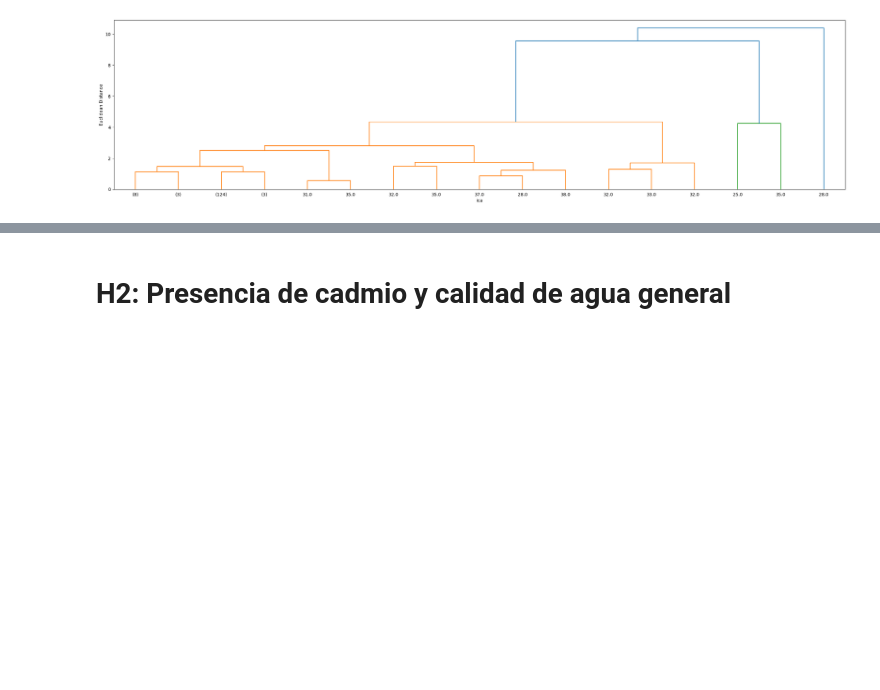
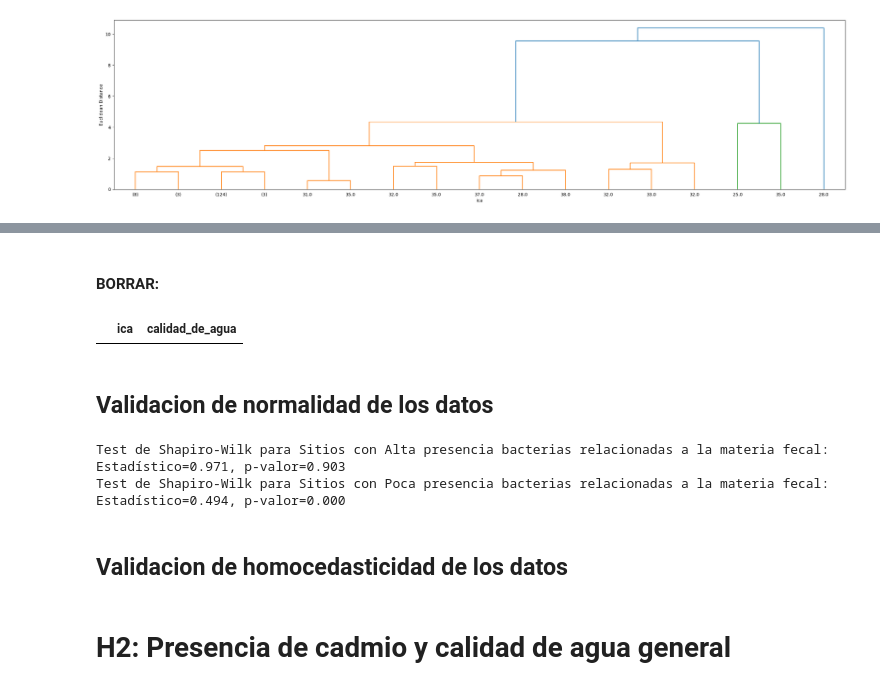
Before and after one commit to SOAgustin/PracticaEspecial, a Jupyter notebook: PracticoEspecial.ipynb, the cells around one changed output, grey strips where cells are left out. Saved outputs shown, nothing was run; the diff lists cells and outputs as text; code cells hidden in the pictures; blank space fills up the shorter version.

```diff
--- a/PracticoEspecial.ipynb
+++ b/PracticoEspecial.ipynb
@@ -2066,0 +2101,28 @@ For example, when doing 'df[col].method(value, inplace=True)', try using 'df.met
+# %%
+# rd_copia["calidad_de_agua"] = rd_copia[rd_copia['ica'] >= 45]["calidad_de_agua"].replace([pd.NA], 'Muy deteriorada')
+# Lo de arriba sobreescribe TODA la columna de calidad de agua con SOLO aquellas que fueron reemplazadas y hace DESASTRE
+
+
+# MUY DETERIORADA:
+
+# Alternativa 1:
+# Reemplazar valores nulos en 'calidad_de_agua' con 'Muy deteriorada' solo en las filas donde 'ica' >= 45
+### rd_copia.loc[rd_copia['ica'] >= 45, 'calidad_de_agua'] = rd_copia.loc[rd_copia['ica'] >= 45, 'calidad_de_agua'].replace(pd.NA, 'Muy deteriorada')
+
+# Entedemos que la opcion de arriba sobreescribe todas las tuplas que cumplen el filtro del valor de ica.
+
+# Alternativa 2 (Es la uno pero mas corta):
+# Reemplazar valores nulos en 'calidad_de_agua' con 'Muy deteriorada' solo en las filas donde 'ica' >= 45
+rd_copia.loc[(rd_copia['ica'] >= 45) & (rd_copia['calidad_de_agua'].isna()), 'calidad_de_agua'] = 'Muy deteriorada'
+
+
+
+# Alternativa 3:
+### rd_copia['calidad de agua'] = rd_copia.apply(
+###     lambda row: 'Extremadamente deteriorada' if pd.isna(row['calidad de agua']) and row['ica'] < 45
+###     else ('Muy deteriorada' if pd.isna(row['calidad de agua']) else row['calidad de agua']),
+###     axis=1)
+
+
+# EXTREMADAMENTE DETERIORADA
+rd_copia.loc[(rd_copia['ica'] < 45) & (rd_copia['calidad_de_agua'] == '<NA>'), 'calidad_de_agua'] = 'Extremadamente deteriorada'
@@ -2353,3 +2455,30 @@ plt.show()
+# %% [markdown]
+#### BORRAR:
+# %%
+rd_copia[rd_copia['calidad_de_agua'] == '<NA>'][['ica','calidad_de_agua']]
+# %% [output]
+|  | ica | calidad_de_agua |
+# %% [markdown]
+## Validacion de normalidad de los datos
+# %%
+from scipy.stats import shapiro
+
+# Separamos los datos en dos grupos, rd_Mucho_cadmio y rd_Poco_Cadmio
+rd_Muy_deteriorada = rd_copia[rd_copia['calidad_de_agua'] == 'Muy deteriorada']['pca']
+rd_Extremadamente_deteriorada = rd_copia[rd_copia['calidad_de_agua'] == 'Extremadamente deteriorada']['pca']
+
+# Test de Shapiro-Wilk para Mucha presencia de cadmio
+stat, p = shapiro(rd_Muy_deteriorada)
+print(f"Test de Shapiro-Wilk para Sitios con Alta presencia bacterias relacionadas a la materia fecal: Estadístico={stat:.3f}, p-valor={p:.3f}")
+
+# Test de Shapiro-Wilk para poca presencia de cadmio
+stat, p = shapiro(rd_Extremadamente_deteriorada)
+print(f"Test de Shapiro-Wilk para Sitios con Poca presencia bacterias relacionadas a la materia fecal: Estadístico={stat:.3f}, p-valor={p:.3f}")
+# %% [output]
+Test de Shapiro-Wilk para Sitios con Alta presencia bacterias relacionadas a la materia fecal: Estadístico=0.971, p-valor=0.903
+Test de Shapiro-Wilk para Sitios con Poca presencia bacterias relacionadas a la materia fecal: Estadístico=0.494, p-valor=0.000
+# %% [markdown]
+## Validacion de homocedasticidad de los datos
 # %% [markdown]
 # H2: Presencia de cadmio y calidad de agua general
 # %%
```
Also changed, not shown: parts of 21 cells of this notebook.
